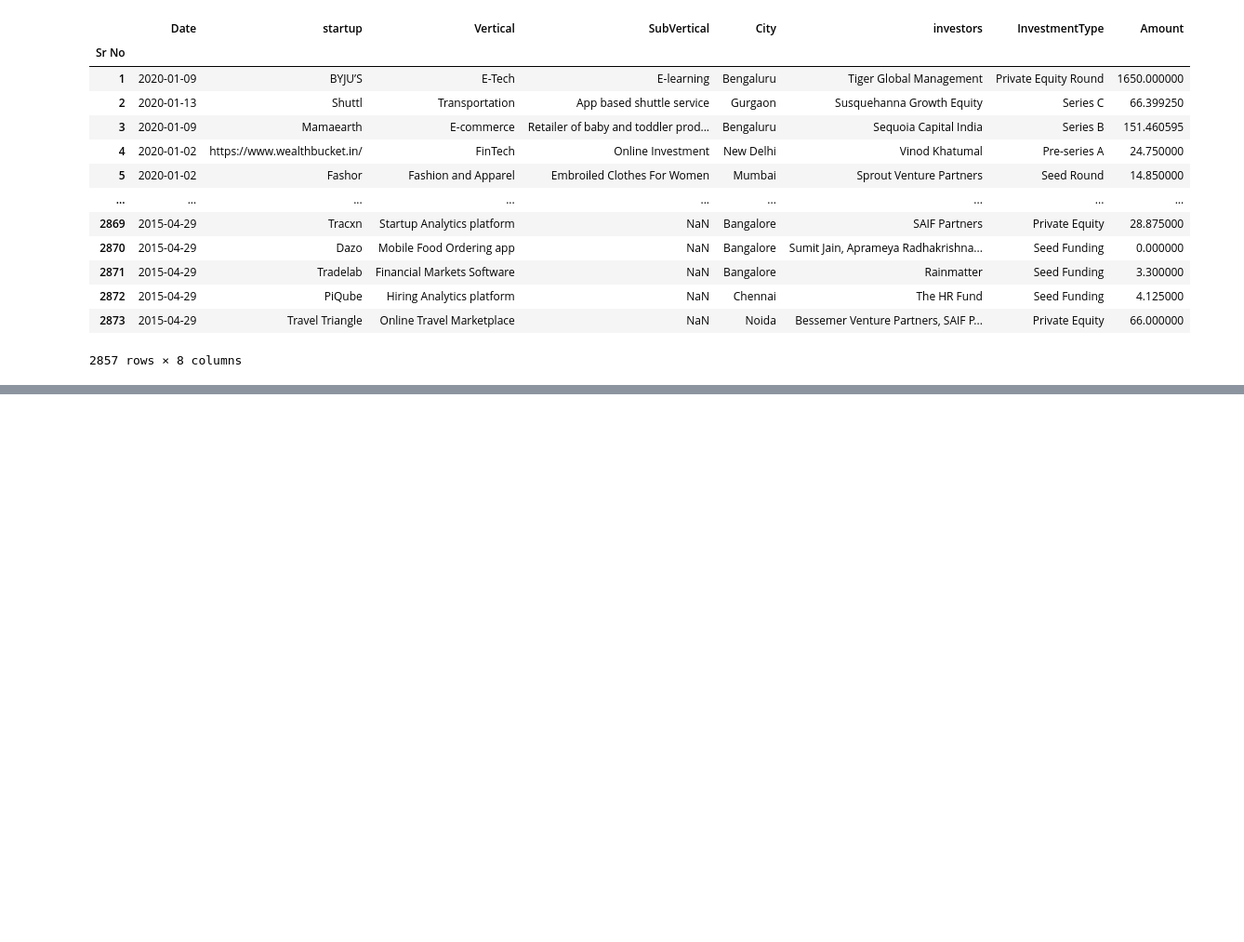
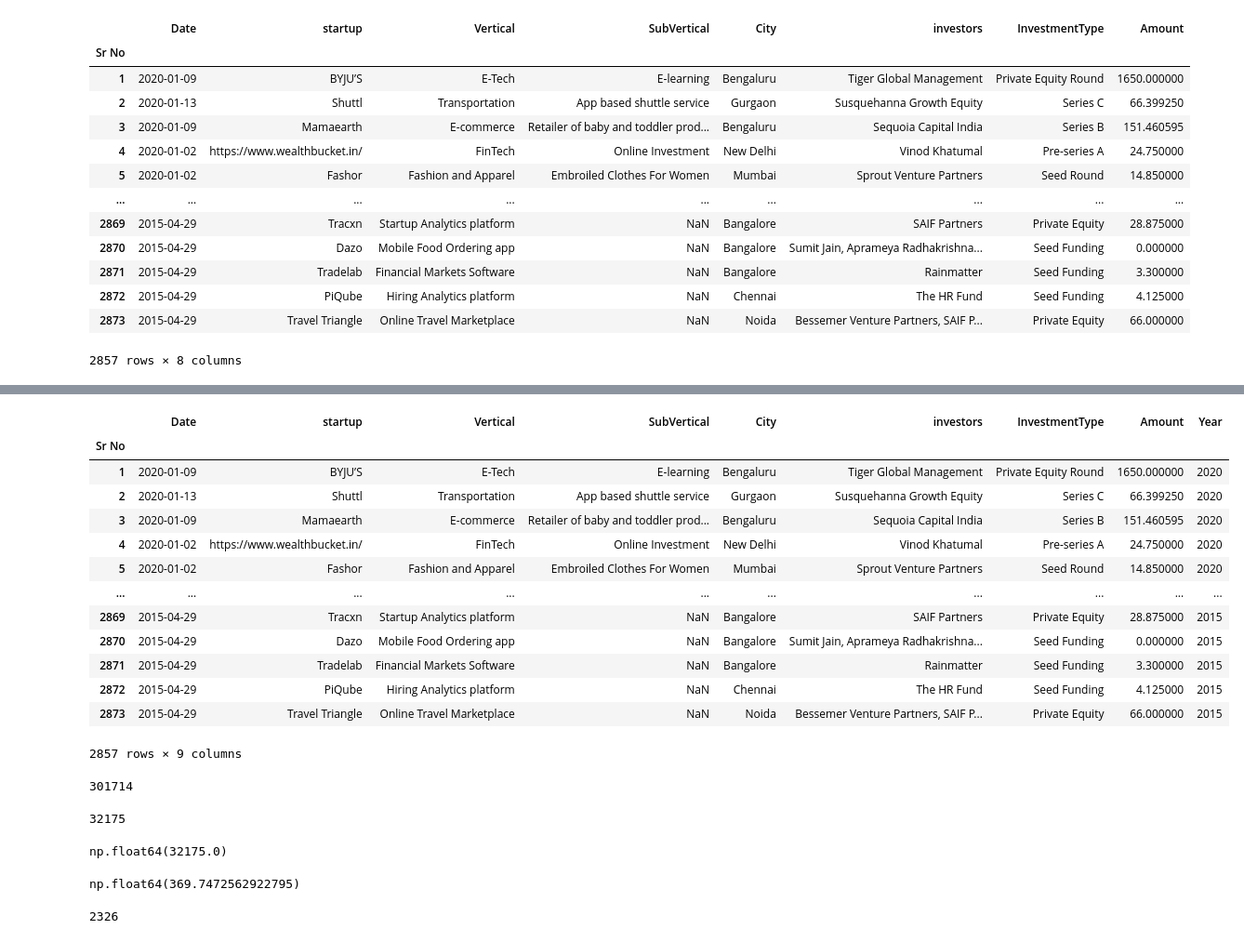
Before and after one commit to raunakdwivedi03/NLP_CloudXProject, a Jupyter notebook: startup_funding.ipynb, the cells around one changed output, grey strips where cells are left out. Shown at 93% size. Drawn from its saved outputs; the diff is of its cells as text; code cells hidden in the pictures; blank space fills up the shorter version.

```diff
--- a/startup_funding.ipynb
+++ b/startup_funding.ipynb
@@ -345,0 +442,3 @@ https://docs.google.com/spreadsheets/d/1d9uf4F-QYCqyjtCEabi4As9KIqSCWbnSqX2KeINM
+# %%
+#linechart
+df['Year']=df['Date'].dt.year
@@ -345,0 +467,38 @@ https://docs.google.com/spreadsheets/d/1d9uf4F-QYCqyjtCEabi4As9KIqSCWbnSqX2KeINM
+# %%
+##general Analysis
+df
+# %% [output]
+|  | Date | startup | Vertical | SubVertical | City | investors | InvestmentType | Amount | Year |
+| Sr No |  |  |  |  |  |  |  |  |  |
+| 1 | 2020-01-09 | BYJU’S | E-Tech | E-learning | Bengaluru | Tiger Global Management | Private Equity Round | 1650.000000 | 2020 |
+| 2 | 2020-01-13 | Shuttl | Transportation | App based shuttle service | Gurgaon | Susquehanna Growth Equity | Series C | 66.399250 | 2020 |
+| 3 | 2020-01-09 | Mamaearth | E-commerce | Retailer of baby and toddler prod... | Bengaluru | Sequoia Capital India | Series B | 151.460595 | 2020 |
+| 4 | 2020-01-02 | https://www.wealthbucket.in/ | FinTech | Online Investment | New Delhi | Vinod Khatumal | Pre-series A | 24.750000 | 2020 |
+| 5 | 2020-01-02 | Fashor | Fashion and Apparel | Embroiled Clothes For Women | Mumbai | Sprout Venture Partners | Seed Round | 14.850000 | 2020 |
+| ... | ... | ... | ... | ... | ... | ... | ... | ... | ... |
+| 2869 | 2015-04-29 | Tracxn | Startup Analytics platform | NaN | Bangalore | SAIF Partners | Private Equity | 28.875000 | 2015 |
+| 2870 | 2015-04-29 | Dazo | Mobile Food Ordering app | NaN | Bangalore | Sumit Jain, Aprameya Radhakrishna... | Seed Funding | 0.000000 | 2015 |
+| 2871 | 2015-04-29 | Tradelab | Financial Markets Software | NaN | Bangalore | Rainmatter | Seed Funding | 3.300000 | 2015 |
+| 2872 | 2015-04-29 | PiQube | Hiring Analytics platform | NaN | Chennai | The HR Fund | Seed Funding | 4.125000 | 2015 |
+| 2873 | 2015-04-29 | Travel Triangle | Online Travel Marketplace | NaN | Noida | Bessemer Venture Partners, SAIF P... | Private Equity | 66.000000 | 2015 |
+2857 rows × 9 columns
+# %%
+round(df['Amount'].sum())
+# %% [output]
+301714
+# %%
+round(df['Amount'].max())
+# %% [output]
+32175
+# %%
+df.groupby('Vertical')['Amount'].max().sort_values(ascending=False).head(1).values[0]
+# %% [output]
+np.float64(32175.0)
+# %%
+df.groupby('Vertical')['Amount'].sum().mean()
+# %% [output]
+np.float64(369.7472562922795)
+# %%
+df['startup'].nunique()
+# %% [output]
+2326
```
Also changed, not shown: parts of 13 cells of this notebook.
